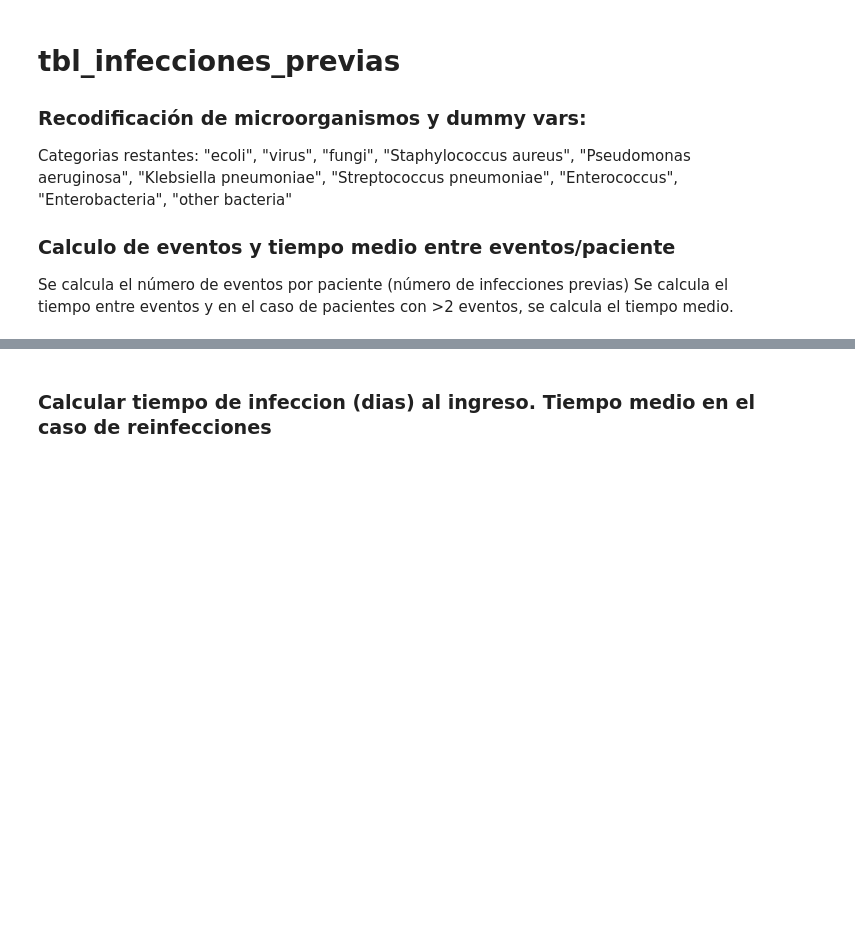
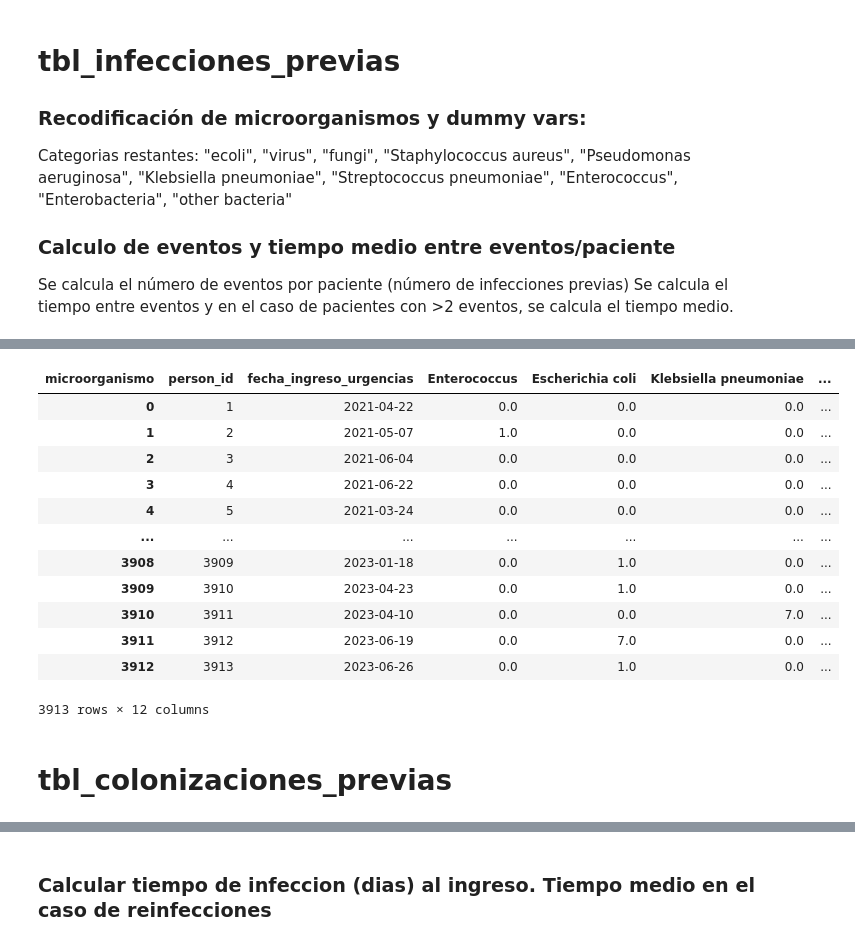
Before and after one commit to MePRAM/bd-tools, a Jupyter notebook: scripts/Preprocess.ipynb, the cells around one changed output, grey strips where cells are left out. Cells and saved outputs as stored; diff of their text form; code cells hidden in the pictures; blank space fills up the shorter version.

```diff
--- a/scripts/Preprocess.ipynb
+++ b/scripts/Preprocess.ipynb
@@ -105,10 +155,3 @@ for name, table in dataframes.items():
-# %%
-for x,y in dataframes["tbl_infecciones_previas"].groupby("person_id"):
-    if len(y) > 4:
-        print("paciente: ", x)
-        df_to_show = y
-        break
-print(df_to_show)
 # %% [markdown]
 #### Function to replace outliers by NaN using IQR and recode quantitative variables into ranges from 0 to 3.
 # %%
@@ -315,0 +483,5 @@ tbl_infecciones_previas_microorganismos
+# %%
+import copy
+hemo_urg = copy.deepcopy(dataframes['tbl_hemocultivo_de_urgencias'])
+hemo_urg["microorganismo"] = hemo_urg["microorganismo"].fillna("0").astype(int).astype(str).map(lambda x: organism_codes_map.get(x, "NEGATIVE"))
+hemo_urg["microorganismo"].value_counts()
@@ -315,0 +517,22 @@ tbl_infecciones_previas_microorganismos
+# %%
+hemo_urg_pivoted = hemo_urg.drop(["bmr_etiologia", "fenotipo_resistencia"], axis=1).pivot_table(
+    index=["person_id", "fecha_ingreso_urgencias"],
+    columns="microorganismo",
+    values="hemo_positivo_si_no",
+    aggfunc="sum",
+    fill_value=0).reset_index()
+hemo_urg_pivoted
+# %% [output]
+| microorganismo | person_id | fecha_ingreso_urgencias | Enterococcus | Escherichia coli | Klebsiella pneumoniae | ... |
+| 0 | 1 | 2021-04-22 | 0.0 | 0.0 | 0.0 | ... |
+| 1 | 2 | 2021-05-07 | 1.0 | 0.0 | 0.0 | ... |
+| 2 | 3 | 2021-06-04 | 0.0 | 0.0 | 0.0 | ... |
+| 3 | 4 | 2021-06-22 | 0.0 | 0.0 | 0.0 | ... |
+| 4 | 5 | 2021-03-24 | 0.0 | 0.0 | 0.0 | ... |
+| ... | ... | ... | ... | ... | ... | ... |
+| 3908 | 3909 | 2023-01-18 | 0.0 | 1.0 | 0.0 | ... |
+| 3909 | 3910 | 2023-04-23 | 0.0 | 1.0 | 0.0 | ... |
+| 3910 | 3911 | 2023-04-10 | 0.0 | 0.0 | 7.0 | ... |
+| 3911 | 3912 | 2023-06-19 | 0.0 | 7.0 | 0.0 | ... |
+| 3912 | 3913 | 2023-06-26 | 0.0 | 1.0 | 0.0 | ... |
+3913 rows × 12 columns
@@ -315,0 +546,2 @@ tbl_infecciones_previas_microorganismos
+# %% [markdown]
+# tbl_colonizaciones_previas
```
Also changed, not shown: parts of 53 cells of this notebook.
